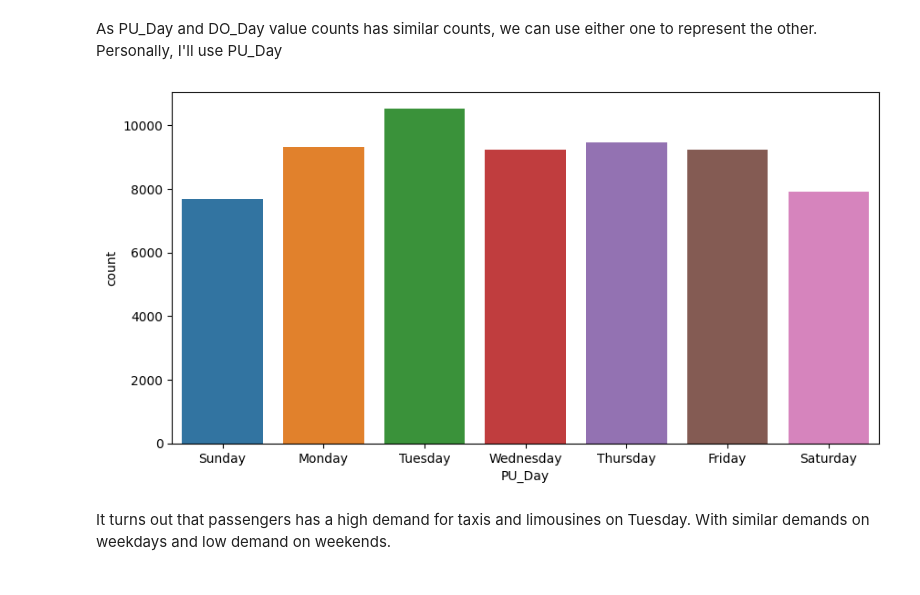
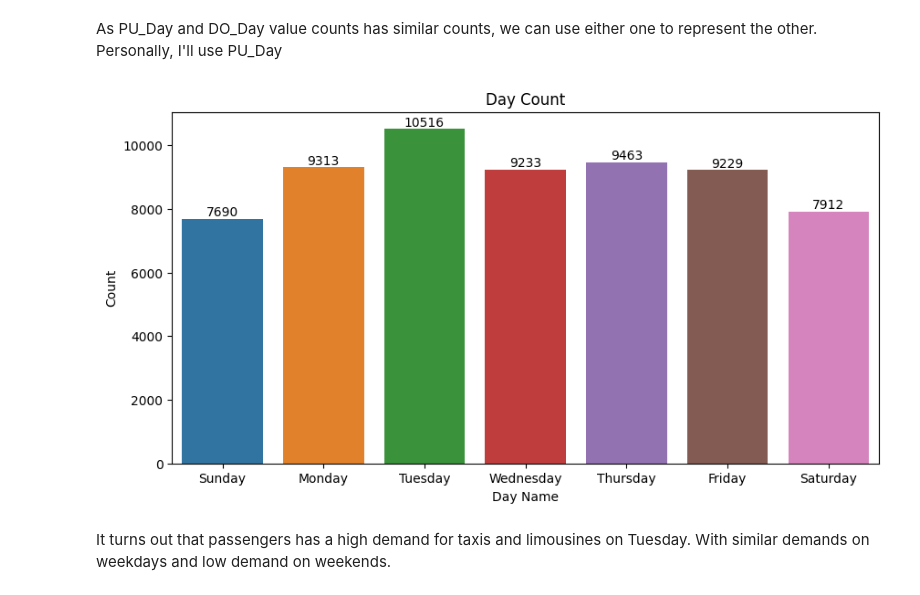
Before and after one commit to nneguita/NewYorkTLC_Analysis, a Jupyter notebook: NYC TLC Trip Record Analysis.ipynb, the cells around one changed output. Cells and saved outputs as stored; diff of their text form; code cells hidden in the pictures.

```diff
--- a/NYC TLC Trip Record Analysis.ipynb
+++ b/NYC TLC Trip Record Analysis.ipynb
@@ -633,11 +646,14 @@ As PU_Day and DO_Day value counts has similar counts, we can use either one to r
 # %%
 plt.figure(figsize=(10,5))
 
-sns.countplot(x='PU_Day',data=tlc)
-
+ax = sns.countplot(x='PU_Day',data=tlc)
+ax.bar_label(ax.containers[0])
+plt.xlabel('Day Name')
+plt.ylabel('Count')
+plt.title('Day Count')
 plt.show()
 # %% [output]
-[figure, old version]
+[figure, new version]
 # %% [markdown]
 It turns out that passengers has a high demand for taxis and limousines on Tuesday. With similar demands on weekdays and low demand on weekends.
 # %% [markdown]
```
Also changed, not shown: parts of 33 cells of this notebook.
